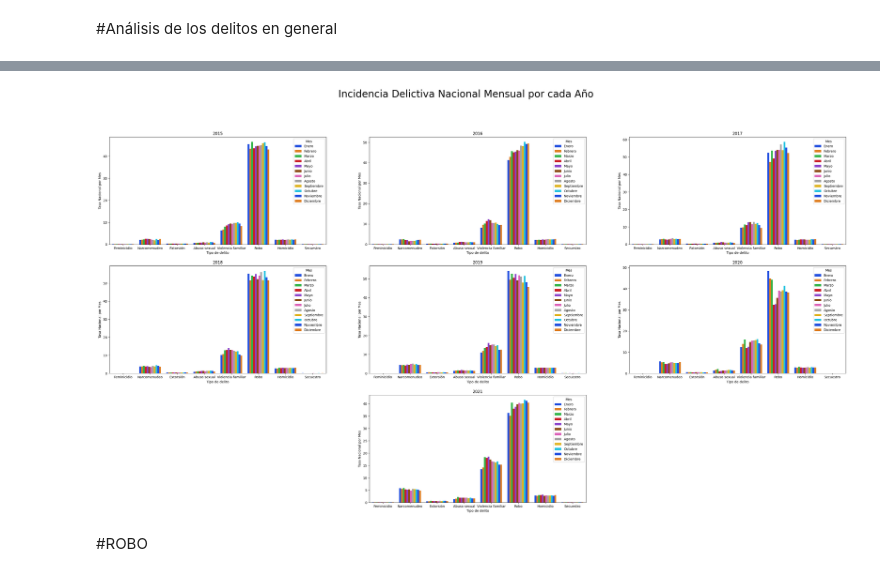
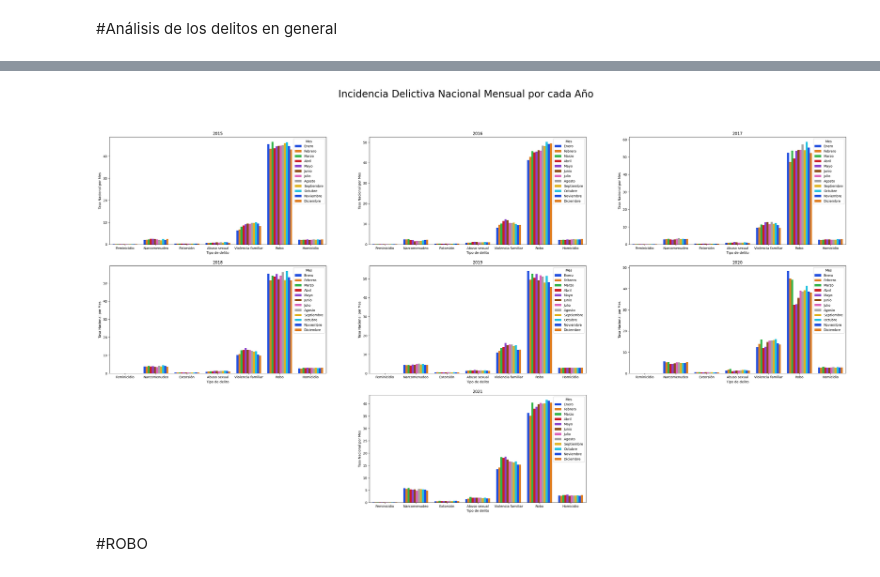
Before and after one commit to abrilgcz/Ciencia-de-Datos, a Jupyter notebook: ProyectoASE.ipynb, the cells around one changed output, grey strips where cells are left out. Drawn from its saved outputs; the diff is of its cells as text; code cells hidden in the pictures.

```diff
--- a/ProyectoASE.ipynb
+++ b/ProyectoASE.ipynb
@@ -1209,24 +1219,24 @@ Text(0, 0.5, 'Tasa')
 # %%
 #Tasa nacional seccionada por mes en el periodo 2015-2021
 fig,axs=plt.subplots(3,3,figsize=(40,20))
 fig.suptitle('Incidencia Delictiva Nacional Mensual por cada Año',fontsize=30)
-sns.barplot(data=tasa_2015[tasa_2015["Tipo de delito"].isin(["Robo","Homicidio","Narcomenudeo","Violencia familiar","Abuso sexual","Extorsión","Feminicidio","Secuestro"])], x='Tipo de delito',y='Tasa Nacional Mes',hue='Mes',palette='bright',ax=axs[0,0])
+sns.barplot(data=tasa_2015[tasa_2015["Tipo de delito"].isin(["Robo","Homicidio","Narcomenudeo","Violencia familiar","Abuso sexual","Extorsión","Feminicidio"])], x='Tipo de delito',y='Tasa Nacional Mes',hue='Mes',palette='bright',ax=axs[0,0])
 axs[0,0].set(xlabel='Tipo de delito',ylabel='Tasa Nacional por Mes',title='2015')
-sns.barplot(data=tasa_2016[tasa_2016["Tipo de delito"].isin(["Robo","Homicidio","Narcomenudeo","Violencia familiar","Abuso sexual","Extorsión","Feminicidio","Secuestro"])], x='Tipo de delito',y='Tasa Nacional Mes',hue='Mes',palette='bright',ax=axs[0,1])
+sns.barplot(data=tasa_2016[tasa_2016["Tipo de delito"].isin(["Robo","Homicidio","Narcomenudeo","Violencia familiar","Abuso sexual","Extorsión","Feminicidio"])], x='Tipo de delito',y='Tasa Nacional Mes',hue='Mes',palette='bright',ax=axs[0,1])
 axs[0,1].set(xlabel='Tipo de delito',ylabel='Tasa Nacional por Mes',title='2016')
-sns.barplot(data=tasa_2017[tasa_2017["Tipo de delito"].isin(["Robo","Homicidio","Narcomenudeo","Violencia familiar","Abuso sexual","Extorsión","Feminicidio","Secuestro"])], x='Tipo de delito',y='Tasa Nacional Mes',hue='Mes',palette='bright',ax=axs[0,2])
+sns.barplot(data=tasa_2017[tasa_2017["Tipo de delito"].isin(["Robo","Homicidio","Narcomenudeo","Violencia familiar","Abuso sexual","Extorsión","Feminicidio"])], x='Tipo de delito',y='Tasa Nacional Mes',hue='Mes',palette='bright',ax=axs[0,2])
 axs[0,2].set(xlabel='Tipo de delito',ylabel='Tasa Nacional por Mes',title='2017')
-sns.barplot(data=tasa_2018[tasa_2018["Tipo de delito"].isin(["Robo","Homicidio","Narcomenudeo","Violencia familiar","Abuso sexual","Extorsión","Feminicidio","Secuestro"])], x='Tipo de delito',y='Tasa Nacional Mes',hue='Mes',palette='bright',ax=axs[1,0])
+sns.barplot(data=tasa_2018[tasa_2018["Tipo de delito"].isin(["Robo","Homicidio","Narcomenudeo","Violencia familiar","Abuso sexual","Extorsión","Feminicidio"])], x='Tipo de delito',y='Tasa Nacional Mes',hue='Mes',palette='bright',ax=axs[1,0])
 axs[1,0].set(xlabel='Tipo de delito',ylabel='Tasa Nacional por Mes',title='2018')
-sns.barplot(data=tasa_2019[tasa_2019["Tipo de delito"].isin(["Robo","Homicidio","Narcomenudeo","Violencia familiar","Abuso sexual","Extorsión","Feminicidio","Secuestro"])], x='Tipo de delito',y='Tasa Nacional Mes',hue='Mes',palette='bright',ax=axs[1,1])
+sns.barplot(data=tasa_2019[tasa_2019["Tipo de delito"].isin(["Robo","Homicidio","Narcomenudeo","Violencia familiar","Abuso sexual","Extorsión","Feminicidio"])], x='Tipo de delito',y='Tasa Nacional Mes',hue='Mes',palette='bright',ax=axs[1,1])
 axs[1,1].set(xlabel='Tipo de delito',ylabel='Tasa Nacional por Mes',title='2019')
-sns.barplot(data=tasa_2020[tasa_2020["Tipo de delito"].isin(["Robo","Homicidio","Narcomenudeo","Violencia familiar","Abuso sexual","Extorsión","Feminicidio","Secuestro"])], x='Tipo de delito',y='Tasa Nacional Mes',hue='Mes',palette='bright',ax=axs[1,2])
+sns.barplot(data=tasa_2020[tasa_2020["Tipo de delito"].isin(["Robo","Homicidio","Narcomenudeo","Violencia familiar","Abuso sexual","Extorsión","Feminicidio"])], x='Tipo de delito',y='Tasa Nacional Mes',hue='Mes',palette='bright',ax=axs[1,2])
 axs[1,2].set(xlabel='Tipo de delito',ylabel='Tasa Nacional por Mes',title='2020')
-sns.barplot(data=tasa_2021[tasa_2021["Tipo de delito"].isin(["Robo","Homicidio","Narcomenudeo","Violencia familiar","Abuso sexual","Extorsión","Feminicidio","Secuestro"])], x='Tipo de delito',y='Tasa Nacional Mes',hue='Mes',palette='bright',ax=axs[2,1])
+sns.barplot(data=tasa_2021[tasa_2021["Tipo de delito"].isin(["Robo","Homicidio","Narcomenudeo","Violencia familiar","Abuso sexual","Extorsión","Feminicidio"])], x='Tipo de delito',y='Tasa Nacional Mes',hue='Mes',palette='bright',ax=axs[2,1])
 axs[2,1].set(xlabel='Tipo de delito',ylabel='Tasa Nacional por Mes',title='2021')
 axs[2,0].set_axis_off()
 axs[2,2].set_axis_off()
 # %% [output]
-[figure, old version]
+[figure, new version]
 # %% [markdown]
 #ROBO
```
Also changed, not shown: parts of 46 cells of this notebook.
